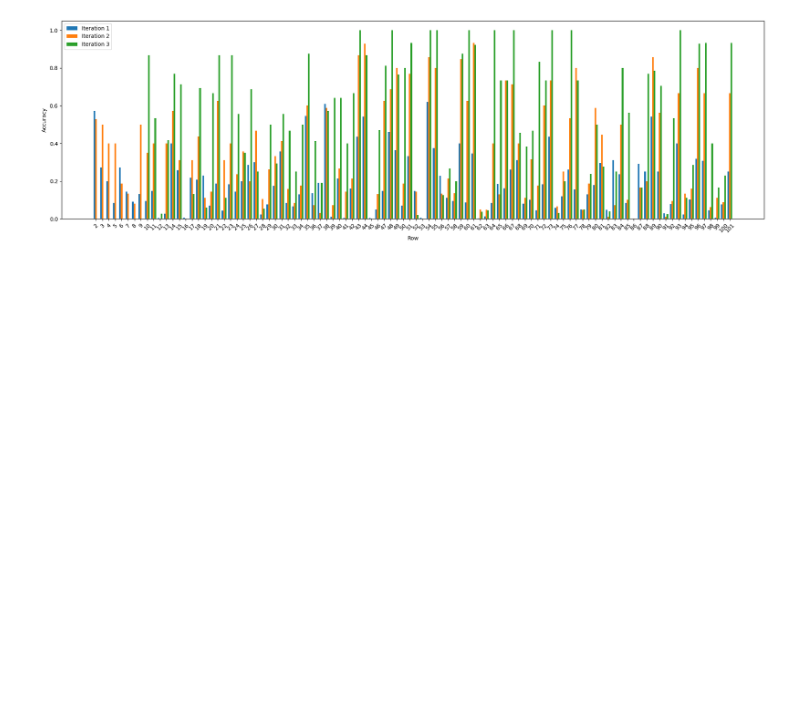
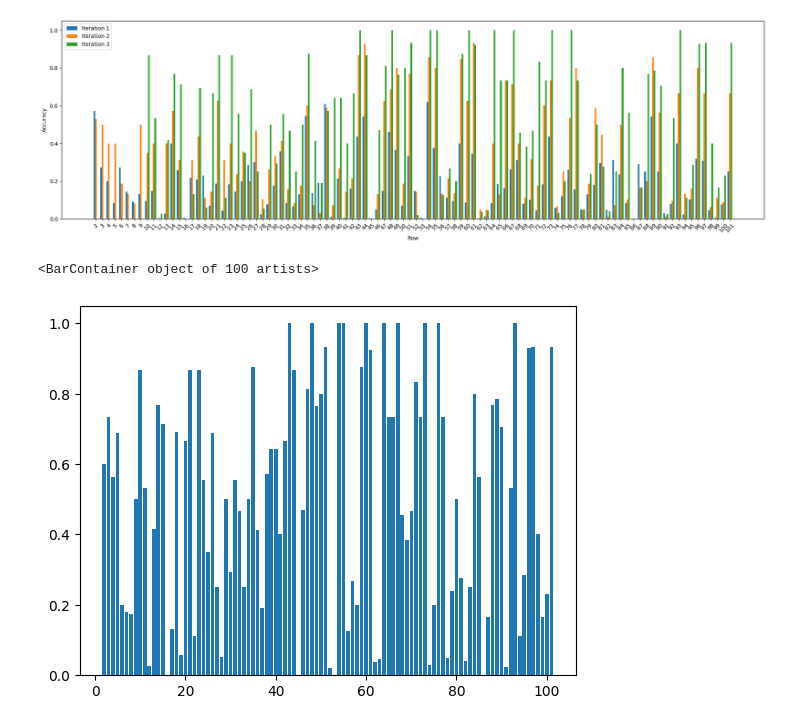
Before and after one commit to TobiasNorlund/ui-rl, a Jupyter notebook: examples/simple_data_entry/rejection_sampling.ipynb, the cells around one changed output. Saved outputs shown, nothing was run; the diff lists cells and outputs as text; code cells hidden in the pictures; blank space fills up the shorter version.

```diff
--- a/examples/simple_data_entry/rejection_sampling.ipynb
+++ b/examples/simple_data_entry/rejection_sampling.ipynb
@@ -67,0 +262,5 @@ plt.show()
+# %%
+plt.bar(d.keys(), d.values())
+# %% [output]
+<BarContainer object of 100 artists>
+[figure, added]
```
Also changed, not shown: parts of 10 cells of this notebook, 18 other files.
